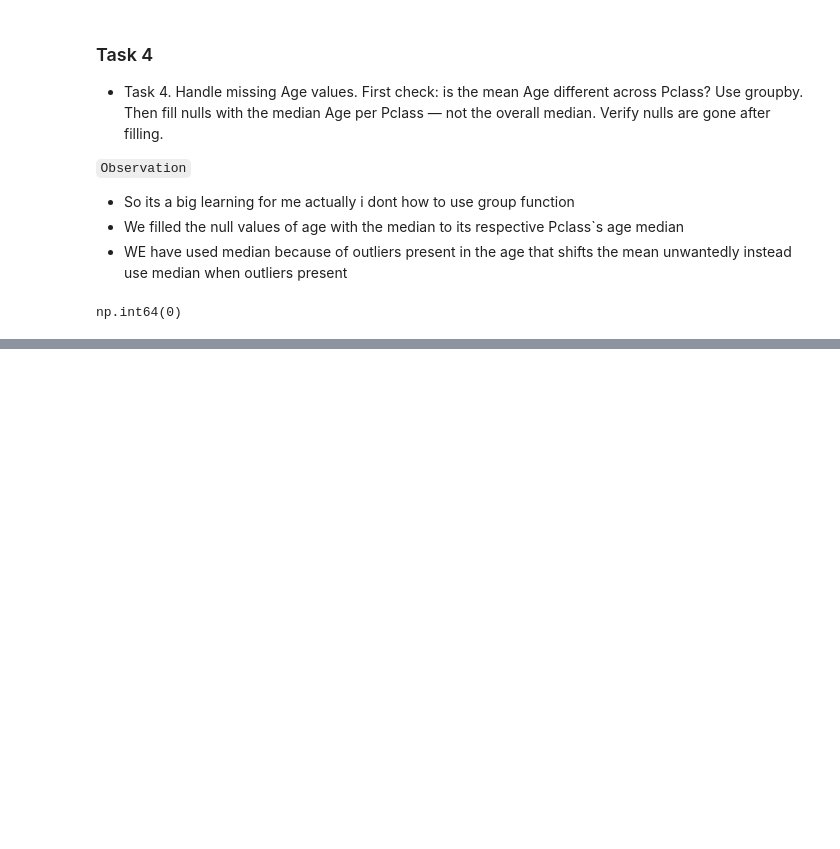
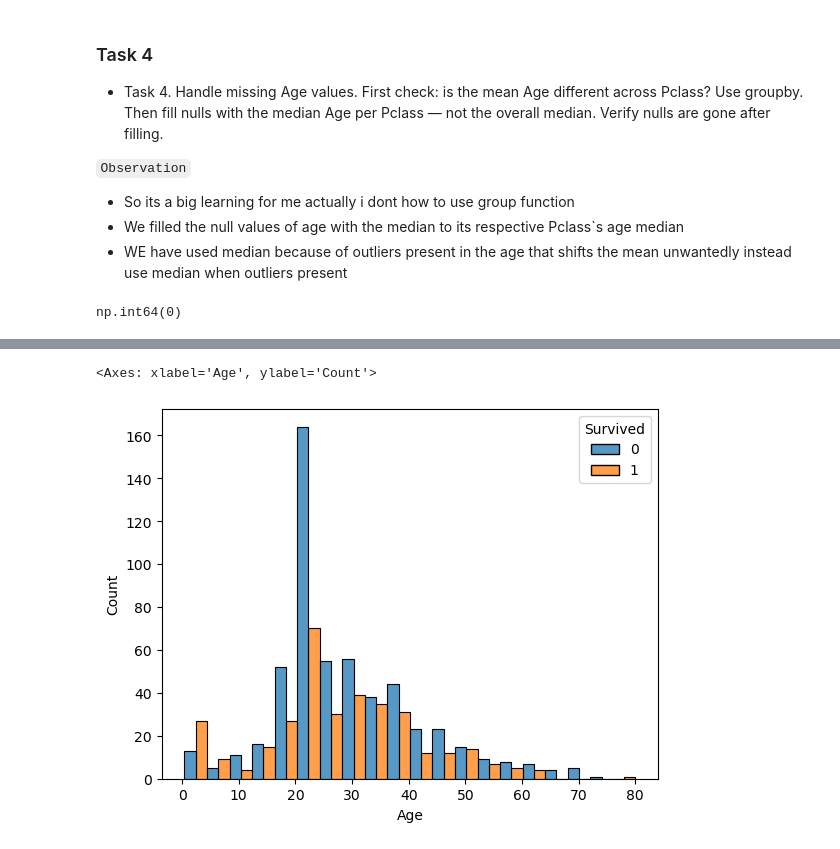
Before and after one commit to NamanTech04/ml-field-notes, a Jupyter notebook: data-analysis/02_titanic/titanic_eda.ipynb, the cells around one changed output, grey strips where cells are left out. Cells and saved outputs as stored; diff of their text form; code cells hidden in the pictures; blank space fills up the shorter version.

```diff
--- a/data-analysis/02_titanic/titanic_eda.ipynb
+++ b/data-analysis/02_titanic/titanic_eda.ipynb
@@ -194,0 +309,5 @@ df.head()
+# %%
+sns.histplot(data=df, x='Age', hue='Survived', bins=20, multiple='dodge')
+# %% [output]
+<Axes: xlabel='Age', ylabel='Count'>
+[figure, added]
```
Also changed, not shown: parts of 26 cells of this notebook.
